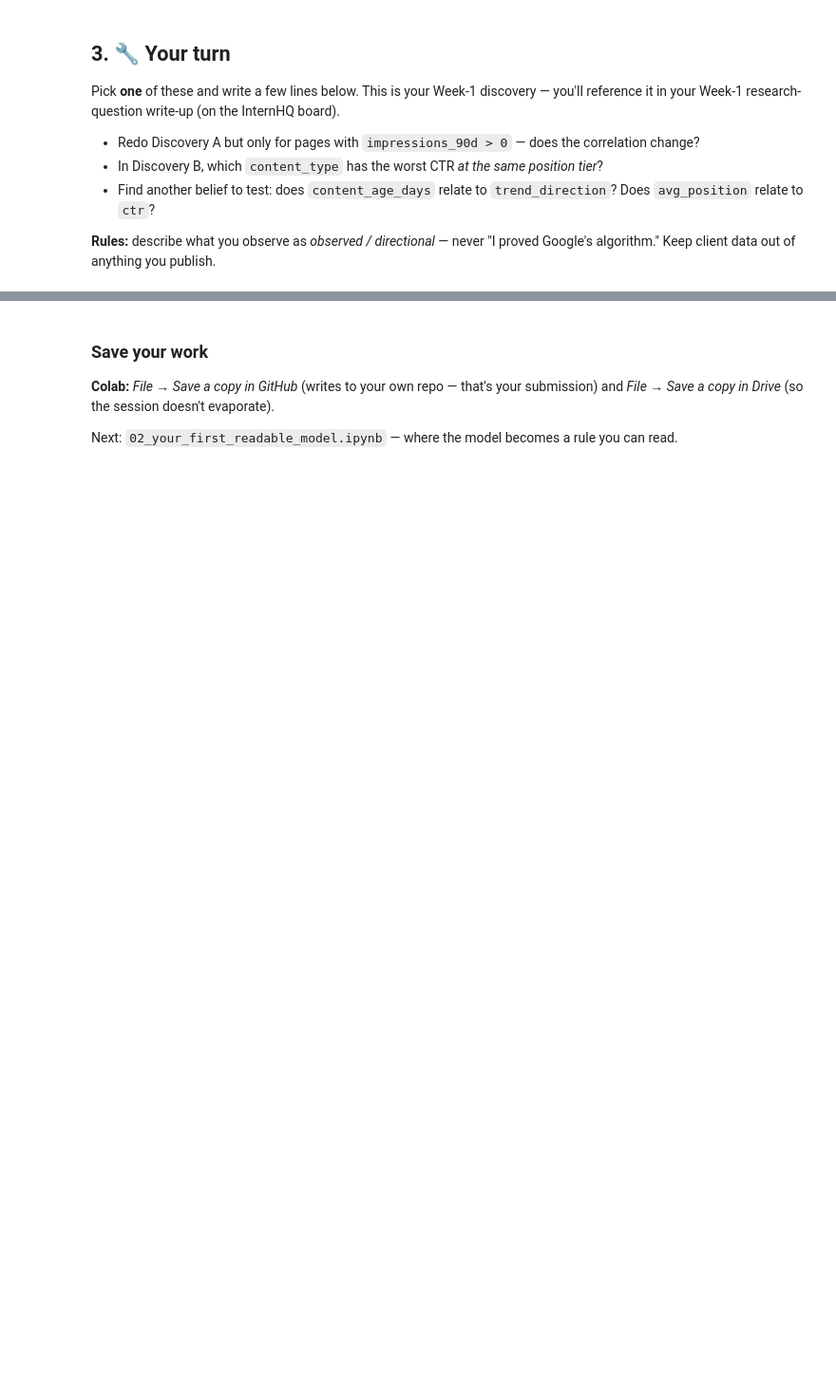
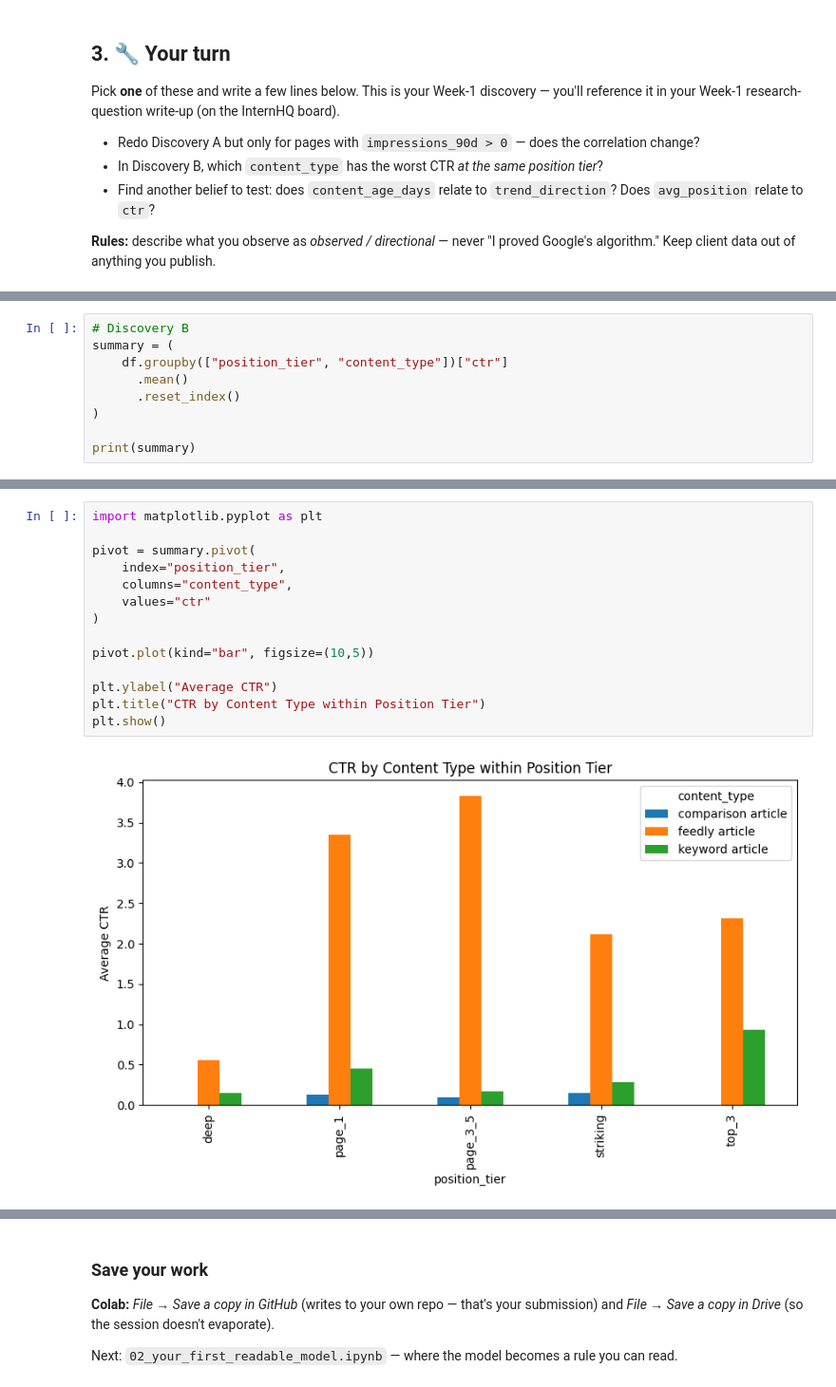
Before and after one commit to MohamedRamadan164/FlyRank_ML_internship, a Jupyter notebook: notebooks/01_first_look_and_discovery.ipynb, the cells around one changed output, grey strips where cells are left out. Shown at 95% size. Drawn from its saved outputs; the diff is of its cells as text; blank space fills up the shorter version.

```diff
--- a/notebooks/01_first_look_and_discovery.ipynb
+++ b/notebooks/01_first_look_and_discovery.ipynb
@@ -101,0 +167,9 @@ Pick **one** of these and write a few lines below. This is your Week-1 discovery
+# %%
+# Discovery B
+summary = (
+    df.groupby(["position_tier", "content_type"])["ctr"]
+      .mean()
+      .reset_index()
+)
+
+print(summary)
@@ -101,0 +205,16 @@ Pick **one** of these and write a few lines below. This is your Week-1 discovery
+# %%
+import matplotlib.pyplot as plt
+
+pivot = summary.pivot(
+    index="position_tier",
+    columns="content_type",
+    values="ctr"
+)
+
+pivot.plot(kind="bar", figsize=(10,5))
+
+plt.ylabel("Average CTR")
+plt.title("CTR by Content Type within Position Tier")
+plt.show()
+# %% [output]
+[figure, added]
```
Also changed, not shown: parts of 13 cells of this notebook.
